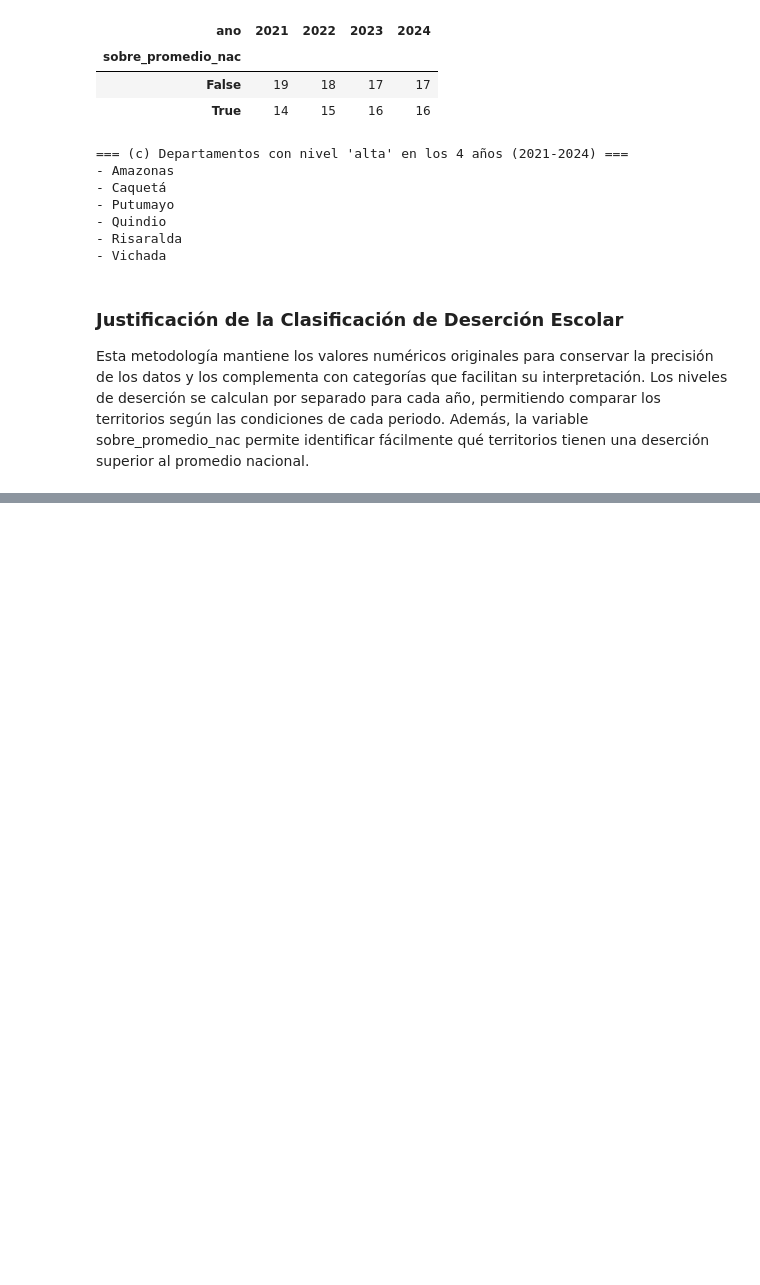
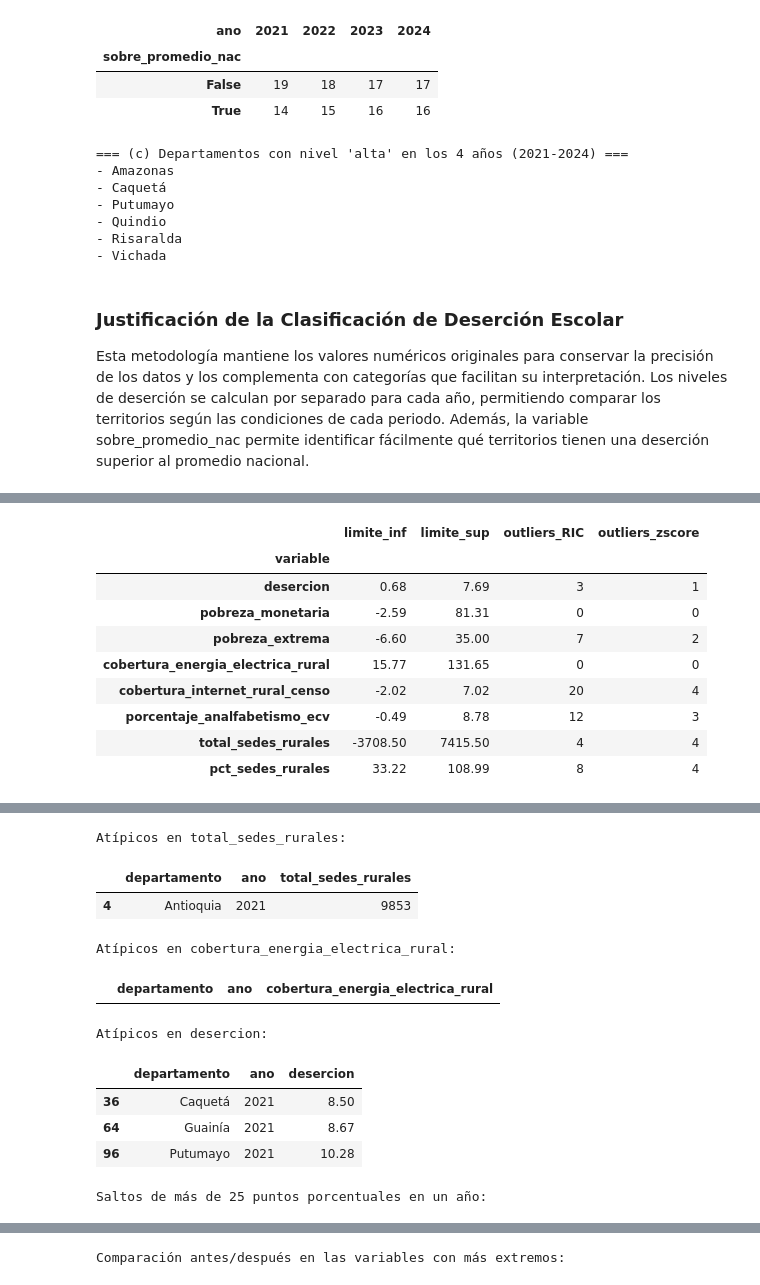
Before and after one commit to emily-escudero/Analitica-Educacion-rural, a Jupyter notebook: Entrega3EducacionRural.ipynb, the cells around one changed output, grey strips where cells are left out. Saved outputs shown, nothing was run; the diff lists cells and outputs as text; code cells hidden in the pictures; blank space fills up the shorter version.

```diff
--- a/Entrega3EducacionRural.ipynb
+++ b/Entrega3EducacionRural.ipynb
@@ -956,0 +1001,64 @@ Esta metodología mantiene los valores numéricos originales para conservar la p
+# %%
+# Datos atípicos
+#
+# Para detectar atípicos usamos tres herramientas de clase: histogramas/boxplots para mirar la forma, el rango intercuartílico (RIC) y el z-score con umbral de 3.
+def detectar_outliers(d, variables, factor=1.5, umbral_z=3):
+    filas = []
+    for v in variables:
+        s = d[v].dropna()
+        q1, q3 = s.quantile(0.25), s.quantile(0.75)
+        ric = q3 - q1
+        inf, sup = q1 - factor * ric, q3 + factor * ric
+        z = pd.Series(zscore(d[v], nan_policy='omit'), index=d.index).abs()
+        filas.append({'variable': v, 'limite_inf': round(inf, 2), 'limite_sup': round(sup, 2),
+                      'outliers_RIC': int(((d[v] < inf) | (d[v] > sup)).sum()),
+                      'outliers_zscore': int((z > umbral_z).sum())})
+    return pd.DataFrame(filas).set_index('variable')
+
+tabla_outliers = detectar_outliers(df, VARS_ANALISIS)
+display(tabla_outliers)
+
+# Boxplots de cada variable
+fig = make_subplots(rows=2, cols=4, subplot_titles=VARS_ANALISIS)
+for i, v in enumerate(VARS_ANALISIS):
+    fig.add_trace(go.Box(y=df[v], name=v, showlegend=False, boxpoints='outliers'), row=i // 4 + 1, col=i % 4 + 1)
+fig.update_layout(title='Boxplots de las variables del observatorio', height=600)
+fig.show()
+
+# %%
+# ¿Qué departamentos son los atípicos? (RIC)
+for v in ['total_sedes_rurales', 'cobertura_energia_electrica_rural', 'desercion']:
+    inf, sup = tabla_outliers.loc[v, 'limite_inf'], tabla_outliers.loc[v, 'limite_sup']
+    quien = df[(df[v] < inf) | (df[v] > sup)][['departamento', 'ano', v]]
+    print(f"\nAtípicos en {v}:")
+    display(quien.drop_duplicates(subset='departamento') if v == 'total_sedes_rurales' else quien)
+
+# Saltos bruscos de un año a otro en cobertura eléctrica (posible problema de medición)
+df = df.sort_values(['departamento', 'ano']).reset_index(drop=True)
+df['salto_energia_pp'] = df.groupby('departamento')['cobertura_energia_electrica_rural'].diff().abs()
+print("\nSaltos de más de 25 puntos porcentuales en un año:")
+display(df[df['salto_energia_pp'] > 25][['departamento', 'ano', 'cobertura_energia_electrica_rural', 'salto_energia_pp']])
+
+# %%
+# Tratamiento: winsorización con RIC (se conserva la columna original)
+def winsorizar_ric(s, factor=1.5):
+    q1, q3 = s.quantile(0.25), s.quantile(0.75)
+    ric = q3 - q1
+    return s.clip(lower=q1 - factor * ric, upper=q3 + factor * ric)
+
+for v in VARS_ANALISIS:
+    df[v + '_w'] = winsorizar_ric(df[v])
+
+print("Comparación antes/después en las variables con más extremos:")
+display(df[['total_sedes_rurales', 'total_sedes_rurales_w', 'desercion', 'desercion_w']].describe().round(2))
+# %% [output]
+|  | limite_inf | limite_sup | outliers_RIC | outliers_zscore |
+| variable |  |  |  |  |
+| desercion | 0.68 | 7.69 | 3 | 1 |
+| pobreza_monetaria | -2.59 | 81.31 | 0 | 0 |
+| pobreza_extrema | -6.60 | 35.00 | 7 | 2 |
+| cobertura_energia_electrica_rural | 15.77 | 131.65 | 0 | 0 |
+| cobertura_internet_rural_censo | -2.02 | 7.02 | 20 | 4 |
+| porcentaje_analfabetismo_ecv | -0.49 | 8.78 | 12 | 3 |
+| total_sedes_rurales | -3708.50 | 7415.50 | 4 | 4 |
+| pct_sedes_rurales | 33.22 | 108.99 | 8 | 4 |
@@ -956,0 +1066,11 @@ Esta metodología mantiene los valores numéricos originales para conservar la p
+Atípicos en total_sedes_rurales:
+|  | departamento | ano | total_sedes_rurales |
+| 4 | Antioquia | 2021 | 9853 |
+Atípicos en cobertura_energia_electrica_rural:
+|  | departamento | ano | cobertura_energia_electrica_rural |
+Atípicos en desercion:
+|  | departamento | ano | desercion |
+| 36 | Caquetá | 2021 | 8.50 |
+| 64 | Guainía | 2021 | 8.67 |
+| 96 | Putumayo | 2021 | 10.28 |
+Saltos de más de 25 puntos porcentuales en un año:
@@ -956,0 +1086 @@ Esta metodología mantiene los valores numéricos originales para conservar la p
+Comparación antes/después en las variables con más extremos:
```
Also changed, not shown: parts of 13 cells of this notebook.
